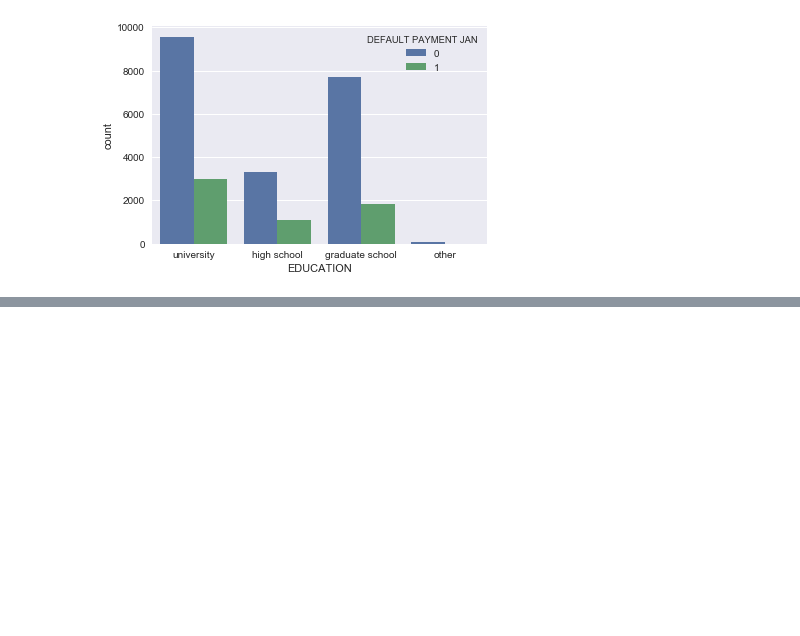
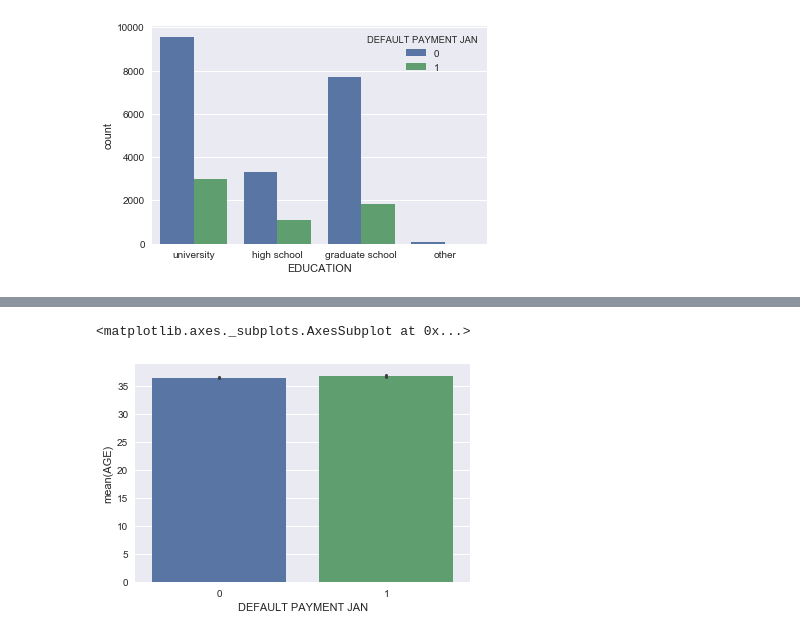
Before and after one commit to pietrodimarco91/Machine-Learning-Project-Loan-Default-Prediction, a Jupyter notebook: DataExploration.ipynb, the cells around one changed output, grey strips where cells are left out. Cells and saved outputs as stored; diff of their text form; code cells hidden in the pictures; blank space fills up the shorter version.

```diff
--- a/DataExploration.ipynb
+++ b/DataExploration.ipynb
@@ -132,0 +203,7 @@ sns.countplot(x = 'EDUCATION', hue='DEFAULT PAYMENT JAN', data=train)
+# %%
+train['AGE'] = birthdates
+# %%
+sns.barplot(x = 'DEFAULT PAYMENT JAN', y = 'AGE', data=train)
+# %% [output]
+<matplotlib.axes._subplots.AxesSubplot at 0x...>
+[figure, added]
```
Also changed, not shown: parts of 31 cells of this notebook.
